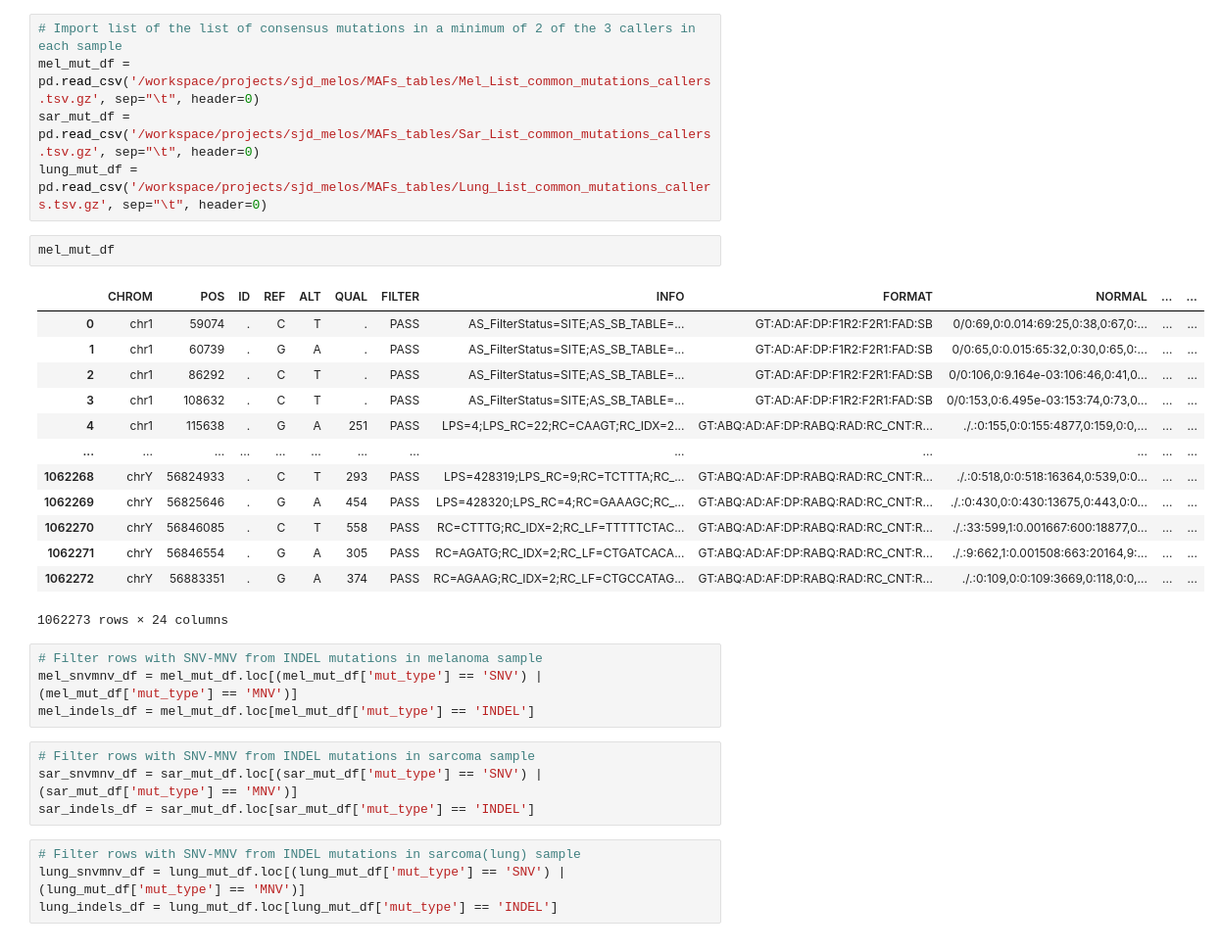
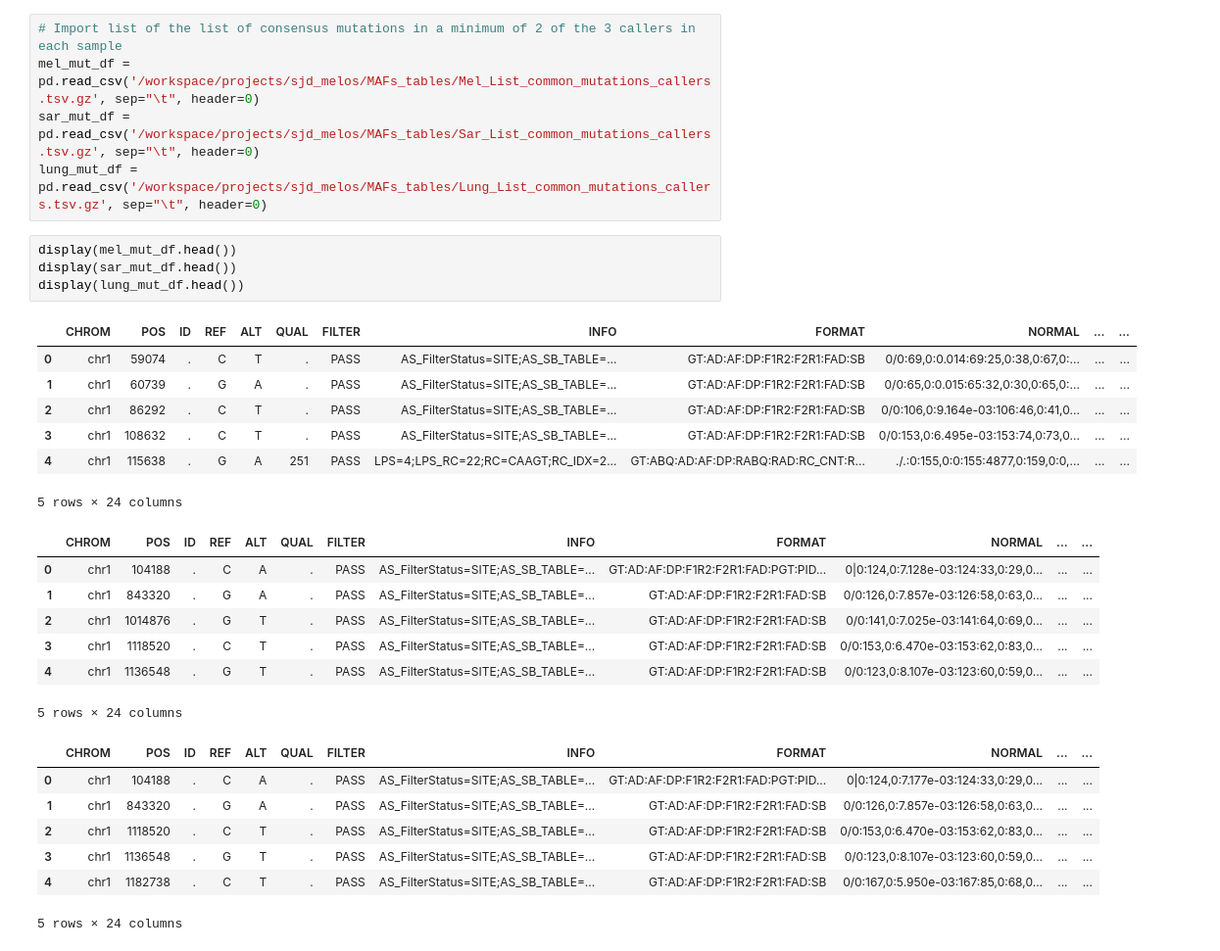
Before and after one commit to efigb/master, a Jupyter notebook: variant_analysis/somatic/consensus_mut/Caller_and_mutations_Comparison.ipynb, the cells around one changed output. Shown at 98% size. Drawn from its saved outputs; the diff is of its cells as text.

```diff
--- a/variant_analysis/somatic/consensus_mut/Caller_and_mutations_Comparison.ipynb
+++ b/variant_analysis/somatic/consensus_mut/Caller_and_mutations_Comparison.ipynb
@@ -123,30 +315,28 @@ mel_mut_df = pd.read_csv('/workspace/projects/sjd_melos/MAFs_tables/Mel_List_com
 sar_mut_df = pd.read_csv('/workspace/projects/sjd_melos/MAFs_tables/Sar_List_common_mutations_callers.tsv.gz', sep="\t", header=0)
 lung_mut_df = pd.read_csv('/workspace/projects/sjd_melos/MAFs_tables/Lung_List_common_mutations_callers.tsv.gz', sep="\t", header=0)
 # %%
-mel_mut_df
+display(mel_mut_df.head())
+display(sar_mut_df.head())
+display(lung_mut_df.head())
 # %% [output]
 |  | CHROM | POS | ID | REF | ALT | QUAL | FILTER | INFO | FORMAT | NORMAL | ... | ... |
 | 0 | chr1 | 59074 | . | C | T | . | PASS | AS_FilterStatus=SITE;AS_SB_TABLE=... | GT:AD:AF:DP:F1R2:F2R1:FAD:SB | 0/0:69,0:0.014:69:25,0:38,0:67,0:... | ... | ... |
 | 1 | chr1 | 60739 | . | G | A | . | PASS | AS_FilterStatus=SITE;AS_SB_TABLE=... | GT:AD:AF:DP:F1R2:F2R1:FAD:SB | 0/0:65,0:0.015:65:32,0:30,0:65,0:... | ... | ... |
 | 2 | chr1 | 86292 | . | C | T | . | PASS | AS_FilterStatus=SITE;AS_SB_TABLE=... | GT:AD:AF:DP:F1R2:F2R1:FAD:SB | 0/0:106,0:9.164e-03:106:46,0:41,0... | ... | ... |
 | 3 | chr1 | 108632 | . | C | T | . | PASS | AS_FilterStatus=SITE;AS_SB_TABLE=... | GT:AD:AF:DP:F1R2:F2R1:FAD:SB | 0/0:153,0:6.495e-03:153:74,0:73,0... | ... | ... |
 | 4 | chr1 | 115638 | . | G | A | 251 | PASS | LPS=4;LPS_RC=22;RC=CAAGT;RC_IDX=2... | GT:ABQ:AD:AF:DP:RABQ:RAD:RC_CNT:R... | ./.:0:155,0:0:155:4877,0:159,0:0,... | ... | ... |
-| ... | ... | ... | ... | ... | ... | ... | ... | ... | ... | ... | ... | ... |
-| 1062268 | chrY | 56824933 | . | C | T | 293 | PASS | LPS=428319;LPS_RC=9;RC=TCTTTA;RC_... | GT:ABQ:AD:AF:DP:RABQ:RAD:RC_CNT:R... | ./.:0:518,0:0:518:16364,0:539,0:0... | ... | ... |
-| 1062269 | chrY | 56825646 | . | G | A | 454 | PASS | LPS=428320;LPS_RC=4;RC=GAAAGC;RC_... | GT:ABQ:AD:AF:DP:RABQ:RAD:RC_CNT:R... | ./.:0:430,0:0:430:13675,0:443,0:0... | ... | ... |
-| 1062270 | chrY | 56846085 | . | C | T | 558 | PASS | RC=CTTTG;RC_IDX=2;RC_LF=TTTTTCTAC... | GT:ABQ:AD:AF:DP:RABQ:RAD:RC_CNT:R... | ./.:33:599,1:0.001667:600:18877,0... | ... | ... |
-| 1062271 | chrY | 56846554 | . | G | A | 305 | PASS | RC=AGATG;RC_IDX=2;RC_LF=CTGATCACA... | GT:ABQ:AD:AF:DP:RABQ:RAD:RC_CNT:R... | ./.:9:662,1:0.001508:663:20164,9:... | ... | ... |
-| 1062272 | chrY | 56883351 | . | G | A | 374 | PASS | RC=AGAAG;RC_IDX=2;RC_LF=CTGCCATAG... | GT:ABQ:AD:AF:DP:RABQ:RAD:RC_CNT:R... | ./.:0:109,0:0:109:3669,0:118,0:0,... | ... | ... |
-1062273 rows × 24 columns
+5 rows × 24 columns
+|  | CHROM | POS | ID | REF | ALT | QUAL | FILTER | INFO | FORMAT | NORMAL | ... | ... |
+| 0 | chr1 | 104188 | . | C | A | . | PASS | AS_FilterStatus=SITE;AS_SB_TABLE=... | GT:AD:AF:DP:F1R2:F2R1:FAD:PGT:PID... | 0|0:124,0:7.128e-03:124:33,0:29,0... | ... | ... |
+| 1 | chr1 | 843320 | . | G | A | . | PASS | AS_FilterStatus=SITE;AS_SB_TABLE=... | GT:AD:AF:DP:F1R2:F2R1:FAD:SB | 0/0:126,0:7.857e-03:126:58,0:63,0... | ... | ... |
+| 2 | chr1 | 1014876 | . | G | T | . | PASS | AS_FilterStatus=SITE;AS_SB_TABLE=... | GT:AD:AF:DP:F1R2:F2R1:FAD:SB | 0/0:141,0:7.025e-03:141:64,0:69,0... | ... | ... |
+| 3 | chr1 | 1118520 | . | C | T | . | PASS | AS_FilterStatus=SITE;AS_SB_TABLE=... | GT:AD:AF:DP:F1R2:F2R1:FAD:SB | 0/0:153,0:6.470e-03:153:62,0:83,0... | ... | ... |
+| 4 | chr1 | 1136548 | . | G | T | . | PASS | AS_FilterStatus=SITE;AS_SB_TABLE=... | GT:AD:AF:DP:F1R2:F2R1:FAD:SB | 0/0:123,0:8.107e-03:123:60,0:59,0... | ... | ... |
+5 rows × 24 columns
+|  | CHROM | POS | ID | REF | ALT | QUAL | FILTER | INFO | FORMAT | NORMAL | ... | ... |
+| 0 | chr1 | 104188 | . | C | A | . | PASS | AS_FilterStatus=SITE;AS_SB_TABLE=... | GT:AD:AF:DP:F1R2:F2R1:FAD:PGT:PID... | 0|0:124,0:7.177e-03:124:33,0:29,0... | ... | ... |
+| 1 | chr1 | 843320 | . | G | A | . | PASS | AS_FilterStatus=SITE;AS_SB_TABLE=... | GT:AD:AF:DP:F1R2:F2R1:FAD:SB | 0/0:126,0:7.857e-03:126:58,0:63,0... | ... | ... |
+| 2 | chr1 | 1118520 | . | C | T | . | PASS | AS_FilterStatus=SITE;AS_SB_TABLE=... | GT:AD:AF:DP:F1R2:F2R1:FAD:SB | 0/0:153,0:6.470e-03:153:62,0:83,0... | ... | ... |
+| 3 | chr1 | 1136548 | . | G | T | . | PASS | AS_FilterStatus=SITE;AS_SB_TABLE=... | GT:AD:AF:DP:F1R2:F2R1:FAD:SB | 0/0:123,0:8.107e-03:123:60,0:59,0... | ... | ... |
+| 4 | chr1 | 1182738 | . | C | T | . | PASS | AS_FilterStatus=SITE;AS_SB_TABLE=... | GT:AD:AF:DP:F1R2:F2R1:FAD:SB | 0/0:167,0:5.950e-03:167:85,0:68,0... | ... | ... |
+5 rows × 24 columns
-# %%
-# Filter rows with SNV-MNV from INDEL mutations in melanoma sample
-mel_snvmnv_df = mel_mut_df.loc[(mel_mut_df['mut_type'] == 'SNV') | (mel_mut_df['mut_type'] == 'MNV')]
-mel_indels_df = mel_mut_df.loc[mel_mut_df['mut_type'] == 'INDEL']
-# %%
-# Filter rows with SNV-MNV from INDEL mutations in sarcoma sample
-sar_snvmnv_df = sar_mut_df.loc[(sar_mut_df['mut_type'] == 'SNV') | (sar_mut_df['mut_type'] == 'MNV')]
-sar_indels_df = sar_mut_df.loc[sar_mut_df['mut_type'] == 'INDEL']
-# %%
-# Filter rows with SNV-MNV from INDEL mutations in sarcoma(lung) sample
-lung_snvmnv_df = lung_mut_df.loc[(lung_mut_df['mut_type'] == 'SNV') | (lung_mut_df['mut_type'] == 'MNV')]
-lung_indels_df = lung_mut_df.loc[lung_mut_df['mut_type'] == 'INDEL']
```
Also changed, not shown: parts of 33 cells of this notebook, 7 other files.
